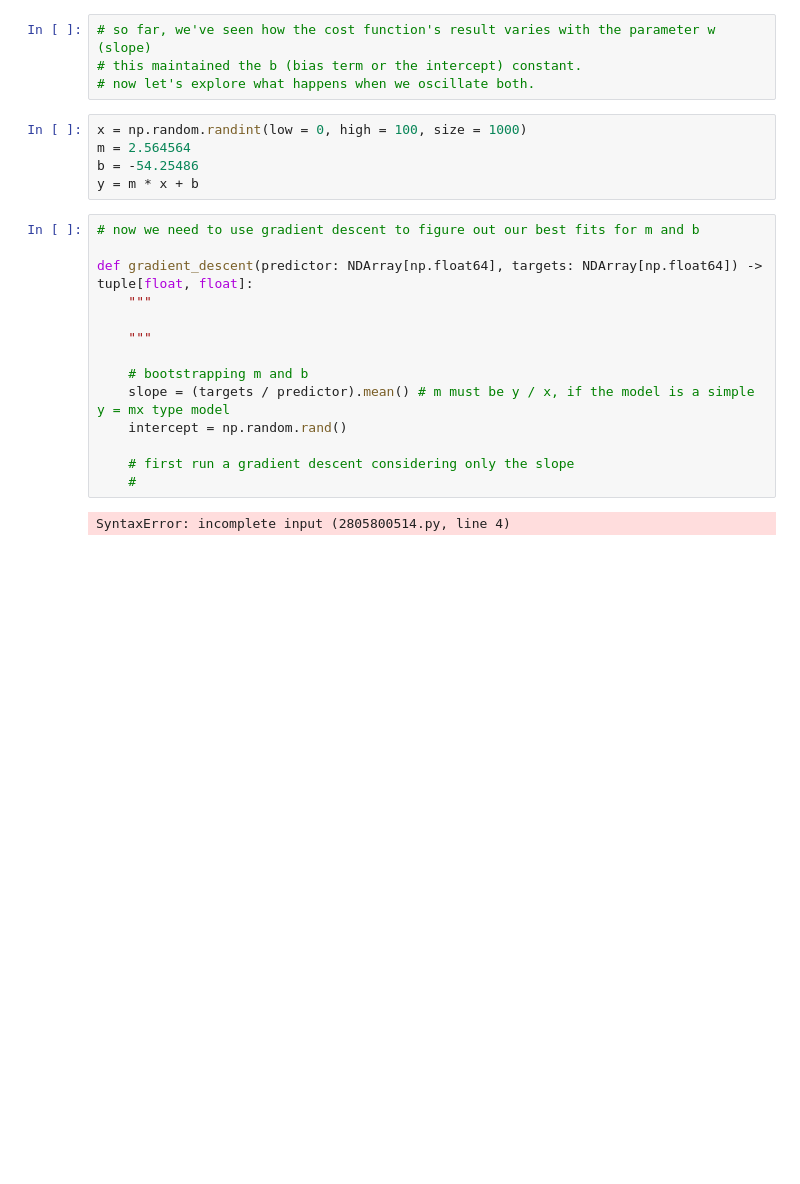
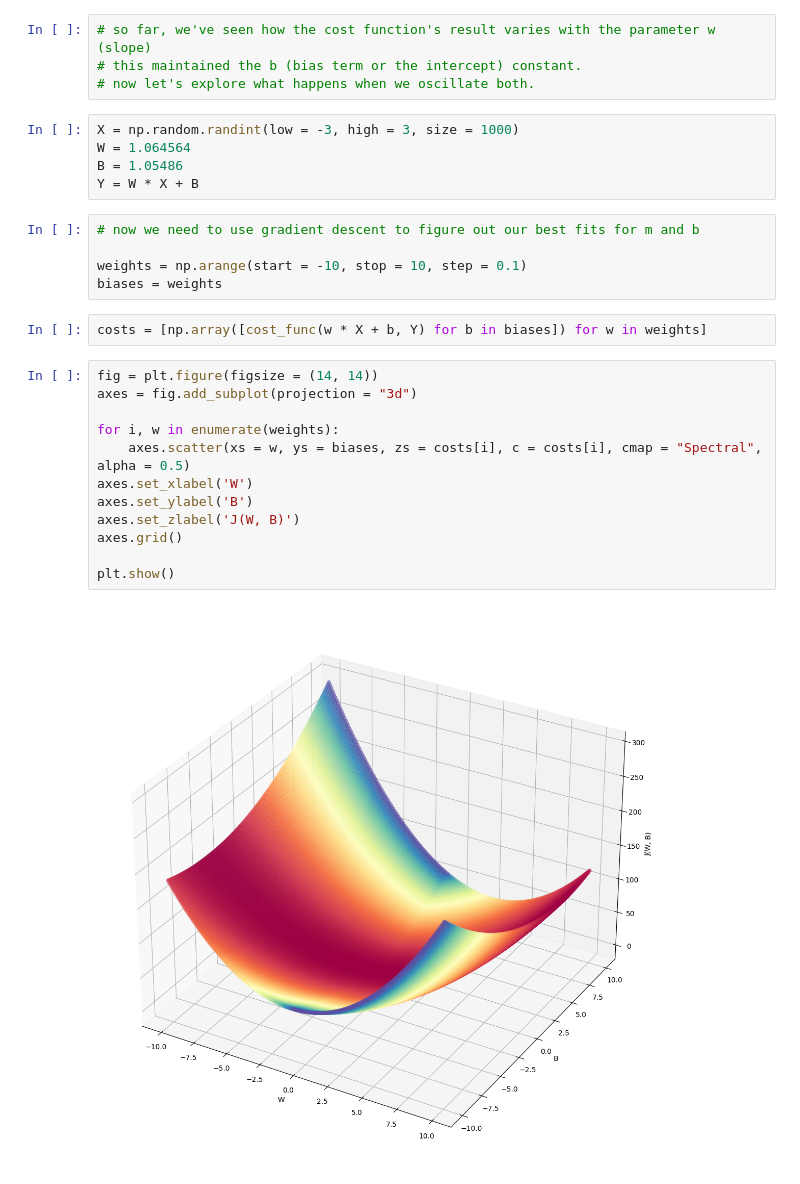
Before and after one commit to anoban/Supervised-Machine-Learning-Regression-and-Classification, a Jupyter notebook: anoban/Cost Function Intuition.ipynb, the cells around one changed output. Cells and saved outputs as stored; diff of their text form; blank space fills up the shorter version.

```diff
--- a/anoban/Cost Function Intuition.ipynb
+++ b/anoban/Cost Function Intuition.ipynb
@@ -234,23 +250,28 @@ np.abs(0.32156745 - slopes[miny_pos])
 # this maintained the b (bias term or the intercept) constant.
 # now let's explore what happens when we oscillate both.
 # %%
-x = np.random.randint(low = 0, high = 100, size = 1000)
-m = 2.564564
-b = -54.25486
-y = m * x + b
+X = np.random.randint(low = -3, high = 3, size = 1000)
+W = 1.064564
+B = 1.05486
+Y = W * X + B
 # %%
 # now we need to use gradient descent to figure out our best fits for m and b
 
-def gradient_descent(predictor: NDArray[np.float64], targets: NDArray[np.float64]) -> tuple[float, float]:
-    """
-
-    """
-
-    # bootstrapping m and b
-    slope = (targets / predictor).mean() # m must be y / x, if the model is a simple y = mx type model
-    intercept = np.random.rand()
-
-    # first run a gradient descent considering only the slope
-    #
+weights = np.arange(start = -10, stop = 10, step = 0.1)
+biases = weights
-# %% [output]
-SyntaxError: incomplete input (2805800514.py, line 4)
+# %%
+costs = [np.array([cost_func(w * X + b, Y) for b in biases]) for w in weights]
+# %%
+fig = plt.figure(figsize = (14, 14))
+axes = fig.add_subplot(projection = "3d")
+
+for i, w in enumerate(weights):
+    axes.scatter(xs = w, ys = biases, zs = costs[i], c = costs[i], cmap = "Spectral", alpha = 0.5)
+axes.set_xlabel('W')
+axes.set_ylabel('B')
+axes.set_zlabel('J(W, B)')
+axes.grid()
+
+plt.show()
+# %% [output]
+[figure, added]
```
Also changed, not shown: parts of 30 cells of this notebook.
